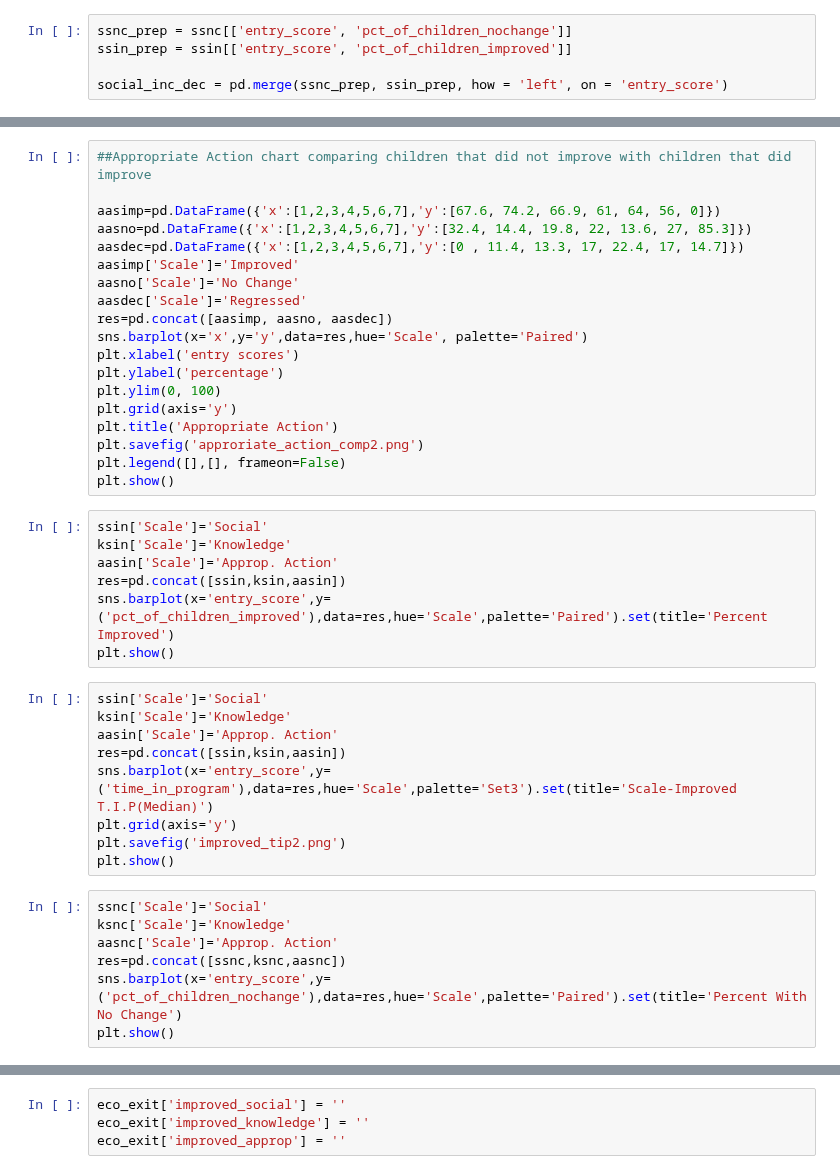
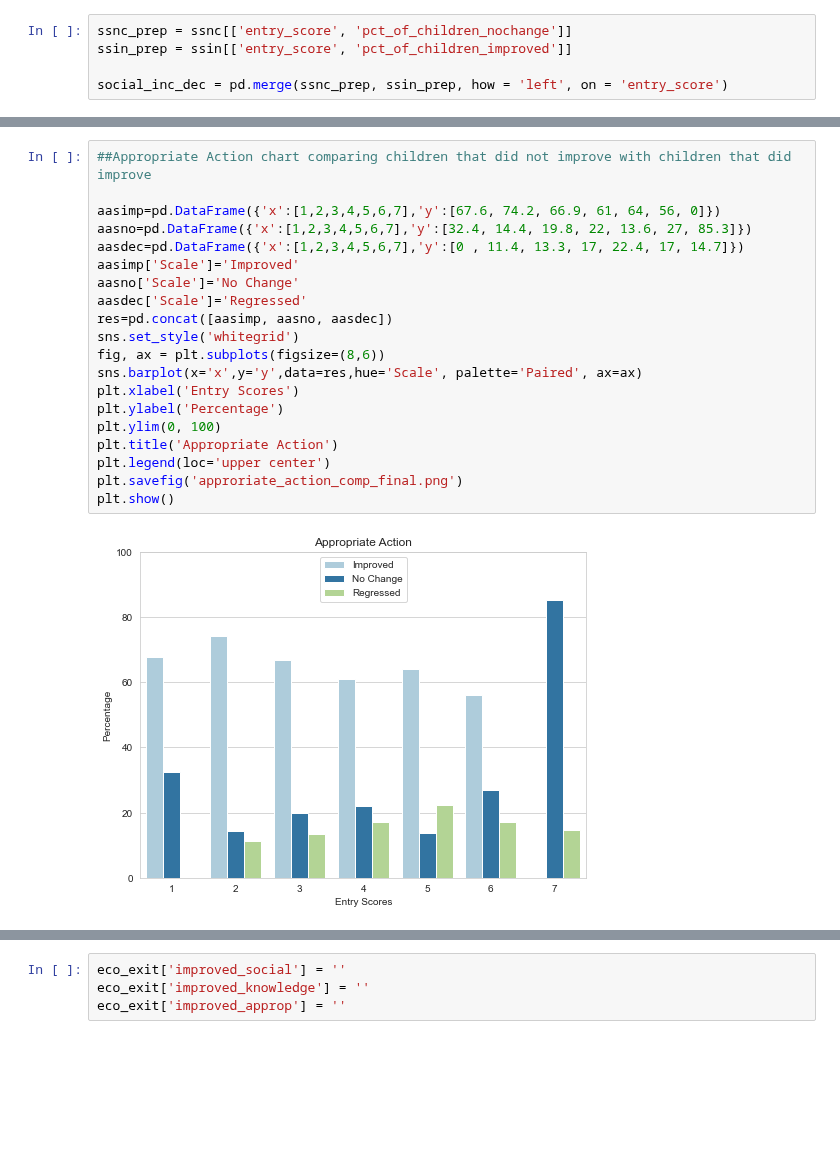
Before and after one commit to NSS-Data-Analytics-Cohort-7/didd-an-array-of-jorts, a Jupyter notebook: notebooks/eco_entrance_exit_scores.ipynb, the cells around one changed output, grey strips where cells are left out. Drawn from its saved outputs; the diff is of its cells as text; blank space fills up the shorter version.

```diff
--- a/notebooks/eco_entrance_exit_scores.ipynb
+++ b/notebooks/eco_entrance_exit_scores.ipynb
@@ -519,42 +750,22 @@ plt.show()
 # %%
 ##Appropriate Action chart comparing children that did not improve with children that did improve
 
 aasimp=pd.DataFrame({'x':[1,2,3,4,5,6,7],'y':[67.6, 74.2, 66.9, 61, 64, 56, 0]})
 aasno=pd.DataFrame({'x':[1,2,3,4,5,6,7],'y':[32.4, 14.4, 19.8, 22, 13.6, 27, 85.3]})
 aasdec=pd.DataFrame({'x':[1,2,3,4,5,6,7],'y':[0 , 11.4, 13.3, 17, 22.4, 17, 14.7]})
 aasimp['Scale']='Improved'
 aasno['Scale']='No Change'
 aasdec['Scale']='Regressed'
 res=pd.concat([aasimp, aasno, aasdec])
-sns.barplot(x='x',y='y',data=res,hue='Scale', palette='Paired')
-plt.xlabel('entry scores')
-plt.ylabel('percentage')
+sns.set_style('whitegrid')
+fig, ax = plt.subplots(figsize=(8,6))
+sns.barplot(x='x',y='y',data=res,hue='Scale', palette='Paired', ax=ax)
+plt.xlabel('Entry Scores')
+plt.ylabel('Percentage')
 plt.ylim(0, 100)
-plt.grid(axis='y')
 plt.title('Appropriate Action')
-plt.savefig('approriate_action_comp2.png')
-plt.legend([],[], frameon=False)
+plt.legend(loc='upper center')
+plt.savefig('approriate_action_comp_final.png')
 plt.show()
+# %% [output]
+[figure, added]
-# %%
-ssin['Scale']='Social'
-ksin['Scale']='Knowledge'
-aasin['Scale']='Approp. Action'
-res=pd.concat([ssin,ksin,aasin])
-sns.barplot(x='entry_score',y=('pct_of_children_improved'),data=res,hue='Scale',palette='Paired').set(title='Percent Improved')
-plt.show()
-# %%
-ssin['Scale']='Social'
-ksin['Scale']='Knowledge'
-aasin['Scale']='Approp. Action'
-res=pd.concat([ssin,ksin,aasin])
-sns.barplot(x='entry_score',y=('time_in_program'),data=res,hue='Scale',palette='Set3').set(title='Scale-Improved T.I.P(Median)')
-plt.grid(axis='y')
-plt.savefig('improved_tip2.png')
-plt.show()
-# %%
-ssnc['Scale']='Social'
-ksnc['Scale']='Knowledge'
-aasnc['Scale']='Approp. Action'
-res=pd.concat([ssnc,ksnc,aasnc])
-sns.barplot(x='entry_score',y=('pct_of_children_nochange'),data=res,hue='Scale',palette='Paired').set(title='Percent With No Change')
-plt.show()
```
Also changed, not shown: parts of 93 cells of this notebook.
